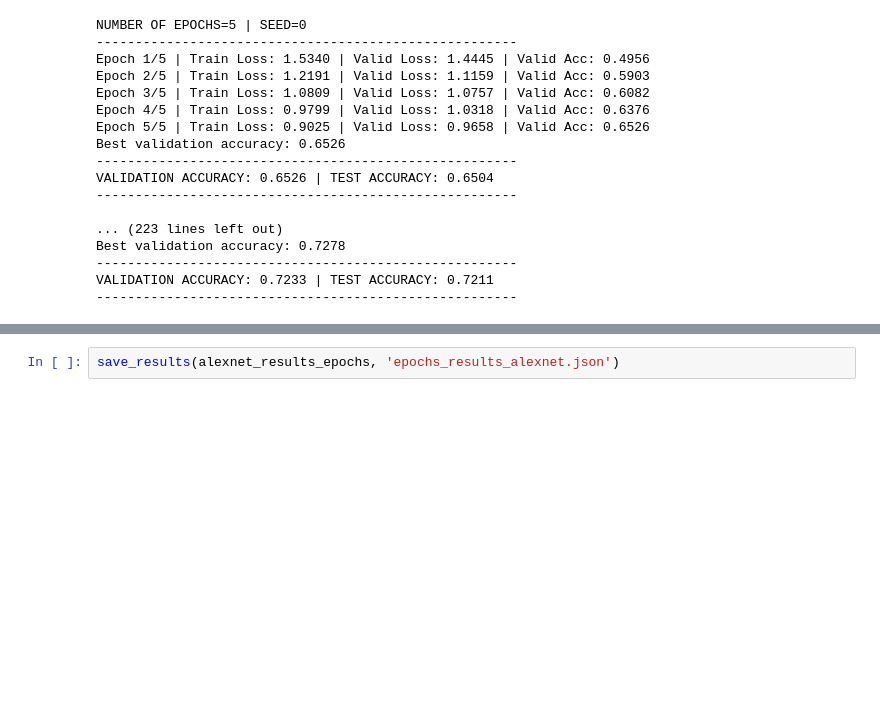
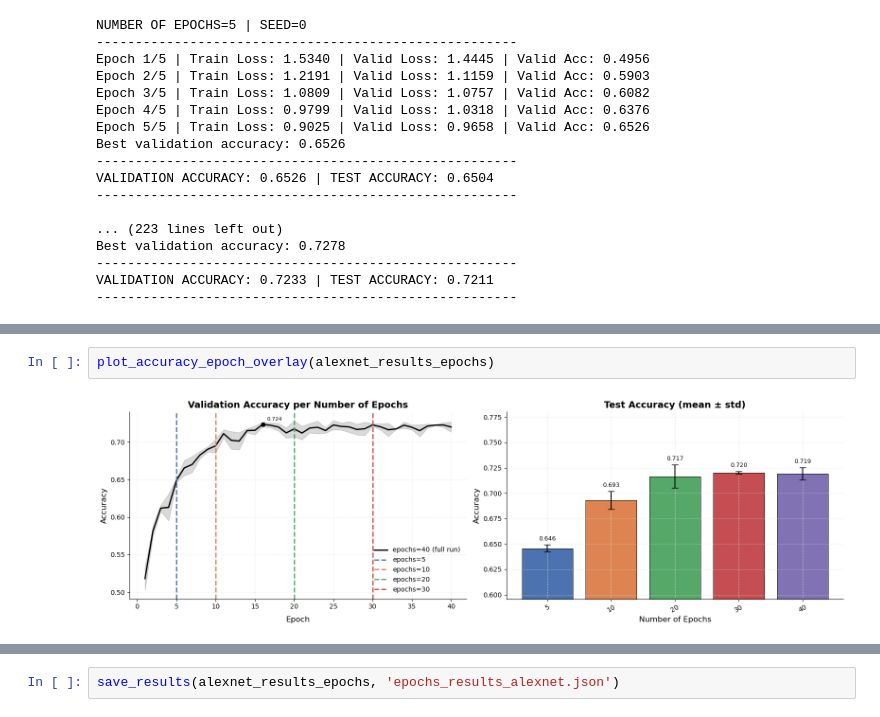
Before and after one commit to nadias03/image-classification-with-CNNs, a Jupyter notebook: experiments/hyperparameters/training_experiments/training_hyperparameters.ipynb, the cells around one changed output, grey strips where cells are left out. Cells and saved outputs as stored; diff of their text form; blank space fills up the shorter version.

```diff
--- a/experiments/hyperparameters/training_experiments/training_hyperparameters.ipynb
+++ b/experiments/hyperparameters/training_experiments/training_hyperparameters.ipynb
@@ -377,0 +623,4 @@ VALIDATION ACCURACY: 0.7233 | TEST ACCURACY: 0.7211
+# %%
+plot_accuracy_epoch_overlay(alexnet_results_epochs)
+# %% [output]
+[figure, added]
```
Also changed, not shown: parts of 19 cells of this notebook.
